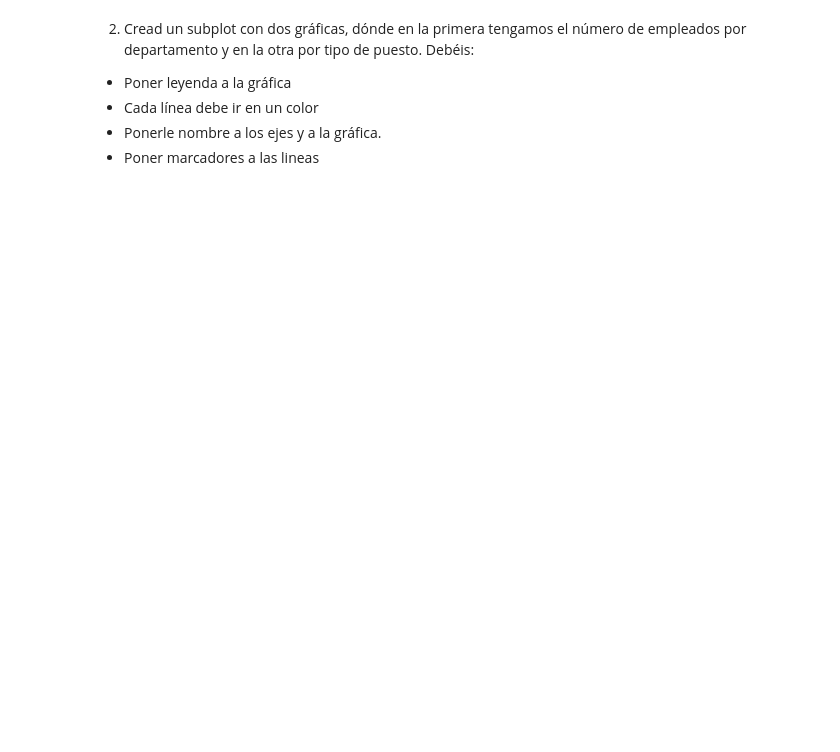
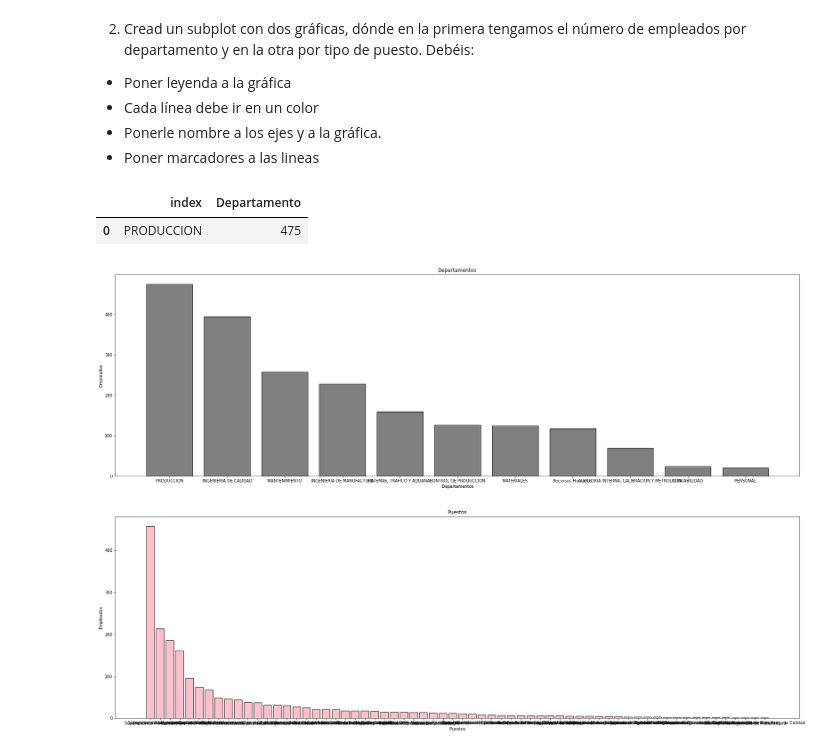
Before and after one commit to Adalab/Adalab-promo-d-da-modulo2-sprint1-Iris-Elisa, a Jupyter notebook: visualizacion/matplotlib_2.ipynb, the cells around one changed output. Drawn from its saved outputs; the diff is of its cells as text; code cells hidden in the pictures; blank space fills up the shorter version.

```diff
--- a/visualizacion/matplotlib_2.ipynb
+++ b/visualizacion/matplotlib_2.ipynb
@@ -3,0 +14,3 @@ import pandas as pd
+# %%
+df_empleados = pd.read_csv("datos/mergeado.csv") #fichero de la unión empleados-puestos
+df_empleados.head()
@@ -39,3 +123,30 @@ Sigamos con más visualizaciones. En este caso trabajaremos con el csv que gener
 - Cada línea debe ir en un color
 - Ponerle nombre a los ejes y a la gráfica.
 - Poner marcadores a las lineas
+# %%
+df_departamentos = df_empleados['Departamento'].value_counts().reset_index() #Traemos los departamentos del fichero empleados
+# %%
+df_departamentos.head(1)
+# %% [output]
+|  | index | Departamento |
+| 0 | PRODUCCION | 475 |
+# %%
+df_puestos = df_empleados['Puesto'].value_counts().reset_index()#Traemos los puestos de empleados
+# %%
+fig,ax = plt.subplots(2,1, figsize=(30,20)) #esta será la gráfica de empleados por departamento y puestos, con las instrucciones del enunciado
+
+ax[0].bar(df_departamentos["index"], df_departamentos["Departamento"], edgecolor='black', color='grey')
+ax[0].set_xlabel('Departamentos')
+ax[0].set_ylabel('Empleados')
+
+ax[1].bar(df_puestos['index'], df_puestos['Puesto'], edgecolor='black', color='pink')
+ax[1].set_xlabel('Puestos')
+ax[1].set_ylabel('Empleados')
+
+ax[0].set_title('Departamentos')
+ax[1].set_title('Puestos')
+
+plt.savefig('departamentos_puestos.jpg') #guardamos en imagen el subplot
+plt.show()
+# %% [output]
+[figure, added]
```
Also changed, not shown: parts of 9 cells of this notebook, 3 other files.
